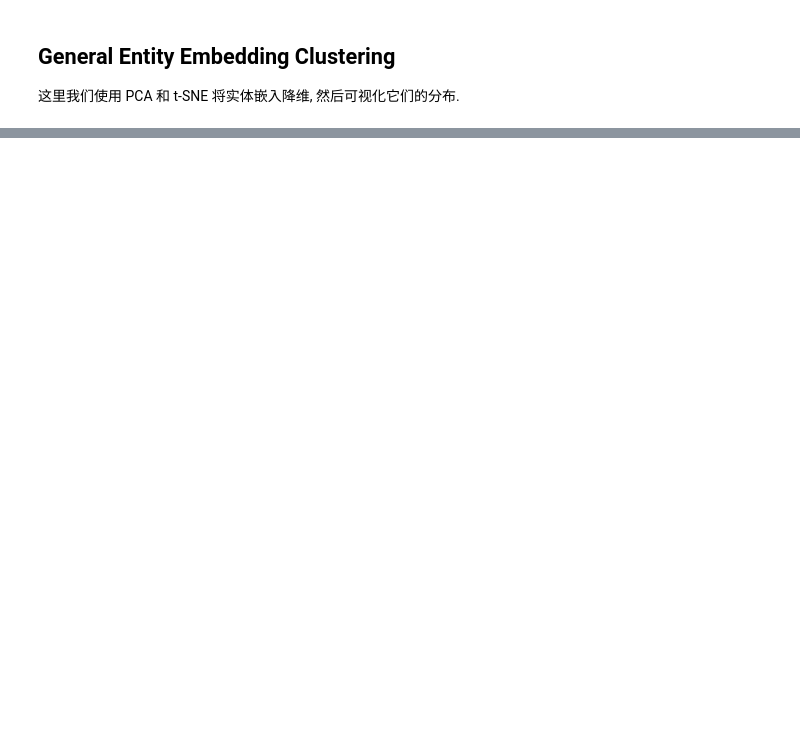
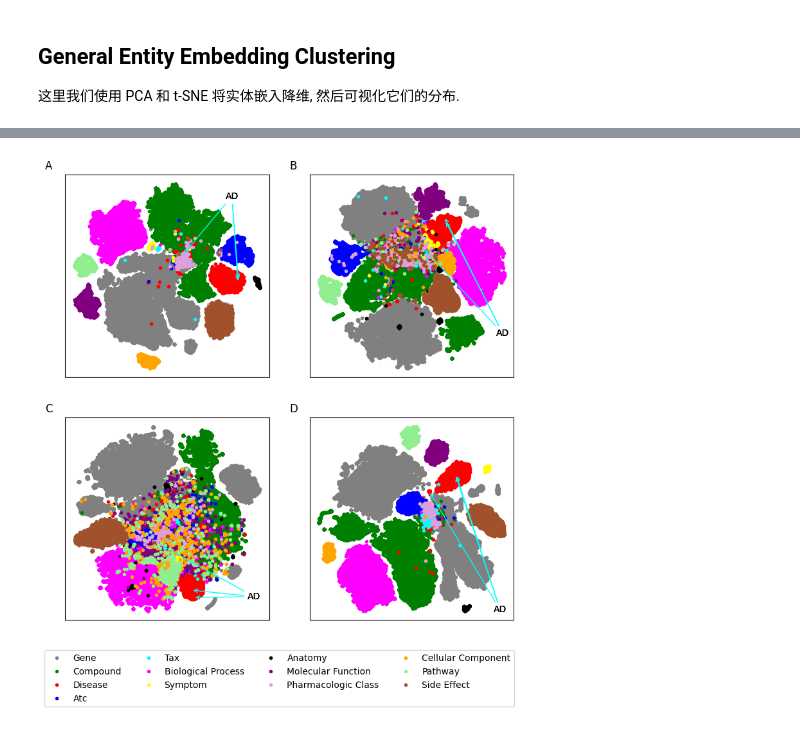
Before and after one commit to LuYF-Lemon-love/AD-KGE, a Jupyter notebook: code/02-analysis/02_entity_similarity_analysis.ipynb, the cells around one changed output, grey strips where cells are left out. Drawn from its saved outputs; the diff is of its cells as text; code cells hidden in the pictures; blank space fills up the shorter version.

```diff
--- a/code/02-analysis/02_entity_similarity_analysis.ipynb
+++ b/code/02-analysis/02_entity_similarity_analysis.ipynb
@@ -94,0 +202,80 @@ plt.savefig('./result/entity.svg', bbox_extra_artists=(lgd,), bbox_inches='tight
+# %%
+# 绘制
+plt.figure(figsize = (9, 9))
+
+# TransE_l1
+ax = plt.subplot(221)
+plt.title('A', loc = 'left', position = (-0.1, -0.1))
+i = 0
+for key, val in dataset_id.items():
+    val = np.asarray(val, dtype=int)
+    plt.plot(X_TransE_l1_embedded[0][val], X_TransE_l1_embedded[1][val], '.', label=key, color = colors[i])
+    i += 1
+
+for i in range(len(AD_disease_list)):
+    plt.annotate('AD',
+                 xy=(X_TransE_l1_embedded[0][entity2id[AD_disease_list[i]]], X_TransE_l1_embedded[1][entity2id[AD_disease_list[i]]]),
+                 xytext=(20.0, 25.0),
+                 arrowprops=dict(arrowstyle = '->', color = 'cyan', linewidth = 1.0),
+                )
+plt.gca().get_xaxis().set_visible(False)
+plt.gca().get_yaxis().set_visible(False)
+
+# TransE_l2
+plt.subplot(222)
+plt.title('B', loc = 'left', position = (-0.1, -0.1))
+i = 0
+for key, val in dataset_id.items():
+    val = np.asarray(val, dtype=int)
+    plt.plot(X_TransE_l2_embedded[0][val], X_TransE_l2_embedded[1][val], '.', label=key, color = colors[i])
+    i += 1
+
+for i in range(len(AD_disease_list)):
+    plt.annotate('AD',
+                 xy=(X_TransE_l2_embedded[0][entity2id[AD_disease_list[i]]], X_TransE_l2_embedded[1][entity2id[AD_disease_list[i]]]),
+                 xytext=(28.0, -20.0),
+                 arrowprops=dict(arrowstyle = '->', color = 'cyan', linewidth = 1.0),
+                )
+plt.gca().get_xaxis().set_visible(False)
+plt.gca().get_yaxis().set_visible(False)
+
+# ComplEx
+plt.subplot(223)
+plt.title('C', loc = 'left', position = (-0.1, -0.1))
+i = 0
+for key, val in dataset_id.items():
+    val = np.asarray(val, dtype=int)
+    plt.plot(X_ComplEx_embedded[0][val], X_ComplEx_embedded[1][val], '.', label=key, color = colors[i])
+    i += 1
+
+for i in range(len(AD_disease_list)):
+    plt.annotate('AD',
+                 xy=(X_ComplEx_embedded[0][entity2id[AD_disease_list[i]]], X_ComplEx_embedded[1][entity2id[AD_disease_list[i]]]),
+                 xytext=(25.0, -25.0),
+                 arrowprops=dict(arrowstyle = '->', color = 'cyan', linewidth = 1.0),
+                )
+plt.gca().get_xaxis().set_visible(False)
+plt.gca().get_yaxis().set_visible(False)
+
+# RotatE
+plt.subplot(224)
+plt.title('D', loc = 'left', position = (-0.1, -0.1))
+i = 0
+for key, val in dataset_id.items():
+    val = np.asarray(val, dtype=int)
+    plt.plot(X_RotatE_embedded[0][val], X_RotatE_embedded[1][val], '.', label=key, color = colors[i])
+    i += 1
+
+for i in range(len(AD_disease_list)):
+    plt.annotate('AD',
+                 xy=(X_RotatE_embedded[0][entity2id[AD_disease_list[i]]], X_RotatE_embedded[1][entity2id[AD_disease_list[i]]]),
+                 xytext=(25.0, -25.0),
+                 arrowprops=dict(arrowstyle = '->', color = 'cyan', linewidth = 1.0),
+                )
+plt.gca().get_xaxis().set_visible(False)
+plt.gca().get_yaxis().set_visible(False)
+lgd = plt.legend(loc = 'lower center', ncols = 4, bbox_to_anchor=(-0.15, -0.45))
+plt.savefig('./result/entity/entity.svg', bbox_extra_artists=(lgd,), bbox_inches='tight', format='svg')
+plt.savefig('./result/entity/entity.png', bbox_extra_artists=(lgd,), bbox_inches='tight', format='png')
+# %% [output]
+[figure, added]
```
Also changed, not shown: parts of 14 cells of this notebook, 9 other files.
